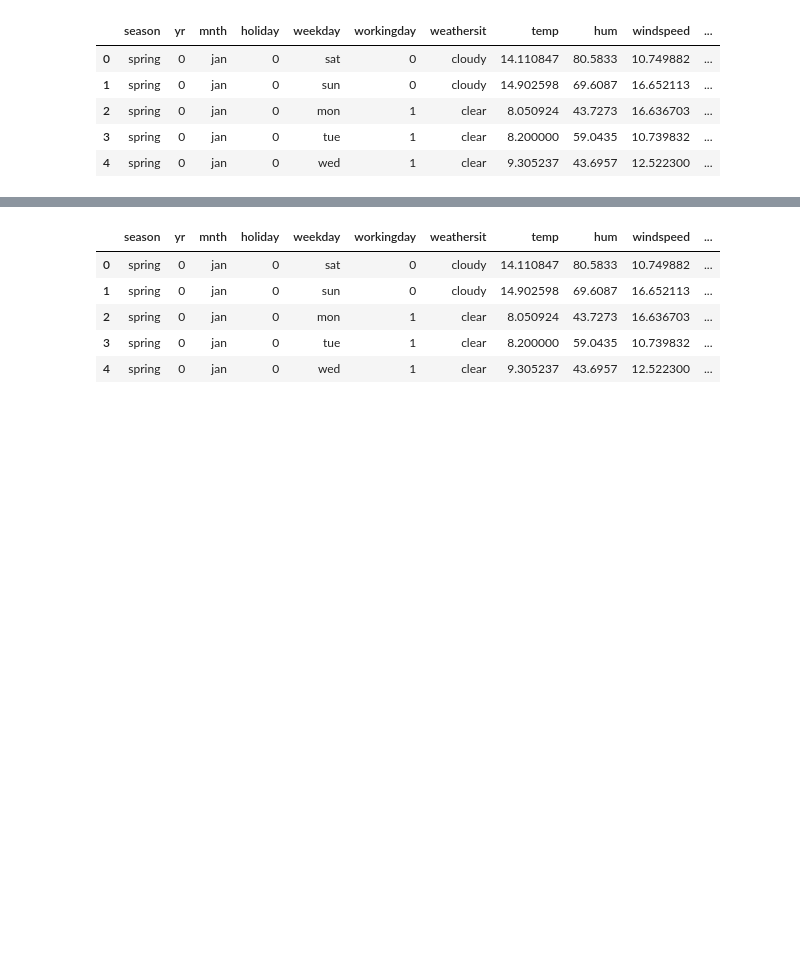
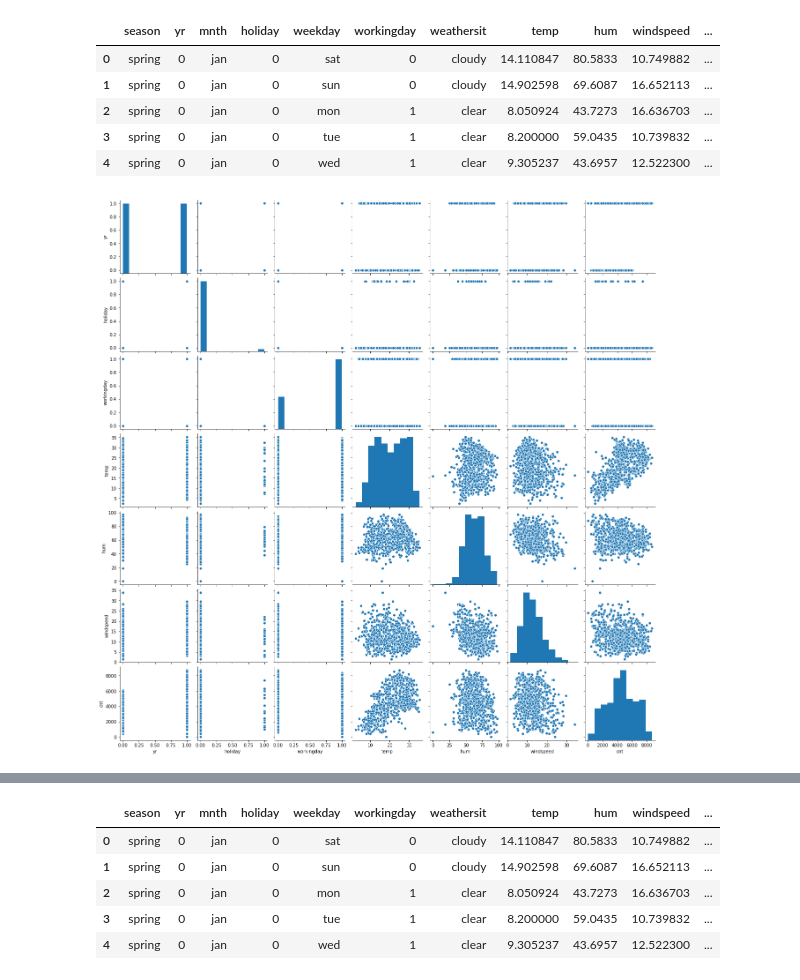
Before and after one commit to Kumaraguru-Muthuraj/_AIML_Code, a Jupyter notebook: _PythonNotebooks/_Course3_Machine_Learning_1/Mod2_Bike_Assignment/BikeSharingAssignment.ipynb, the cells around one changed output, grey strips where cells are left out. Saved outputs shown, nothing was run; the diff lists cells and outputs as text; code cells hidden in the pictures; blank space fills up the shorter version.

```diff
--- a/_PythonNotebooks/_Course3_Machine_Learning_1/Mod2_Bike_Assignment/BikeSharingAssignment.ipynb
+++ b/_PythonNotebooks/_Course3_Machine_Learning_1/Mod2_Bike_Assignment/BikeSharingAssignment.ipynb
@@ -197,6 +197,8 @@ bikes.head()
 | 3 | spring | 0 | jan | 0 | tue | 1 | clear | 8.200000 | 59.0435 | 10.739832 | ... |
 | 4 | spring | 0 | jan | 0 | wed | 1 | clear | 9.305237 | 43.6957 | 12.522300 | ... |
 # %%
-#sns.pairplot(bikes)
-#plt.show()
+sns.pairplot(bikes)
+plt.show()
+# %% [output]
+[figure, added]
 # %%
```
Also changed, not shown: parts of 3 cells of this notebook, 1 other file.
